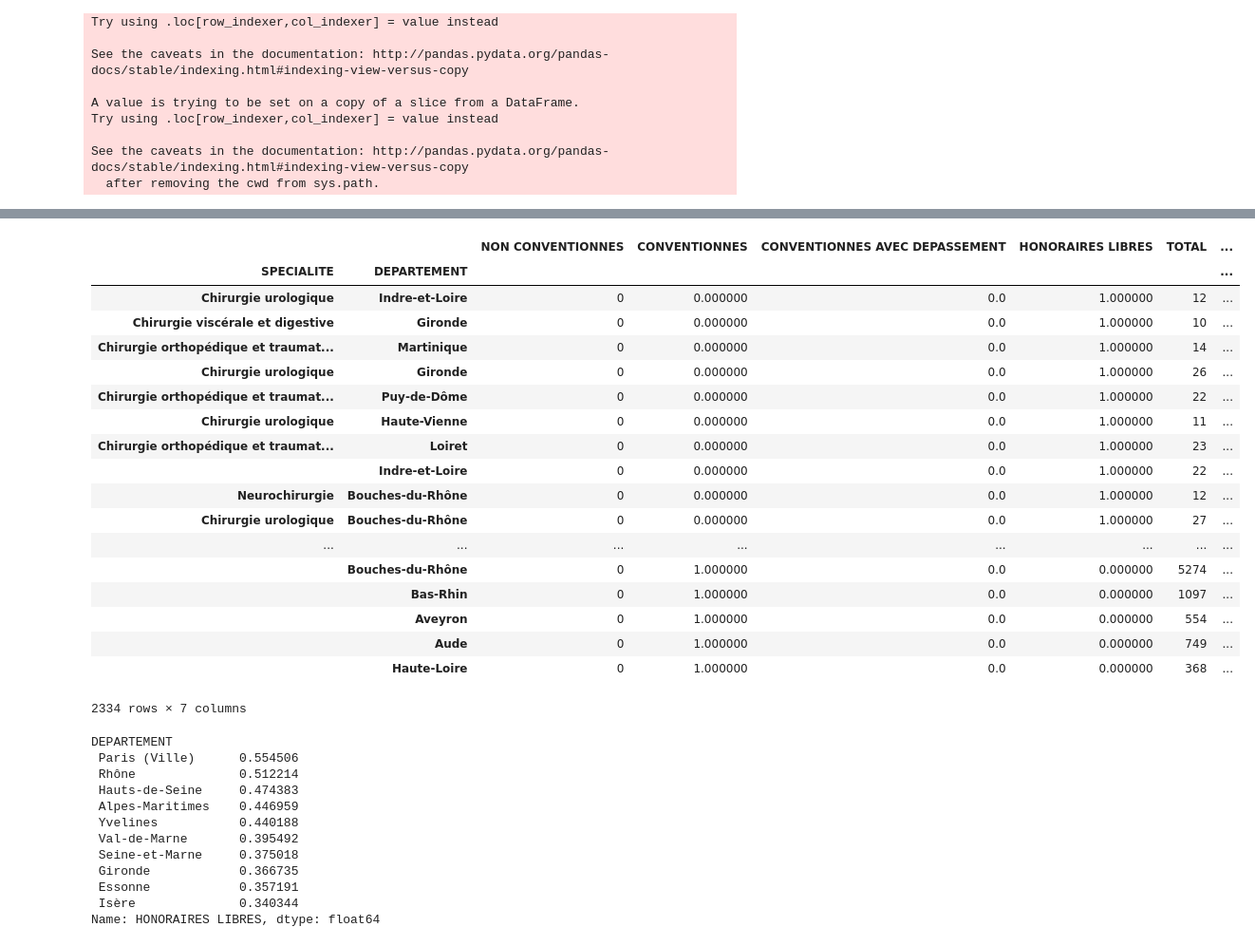
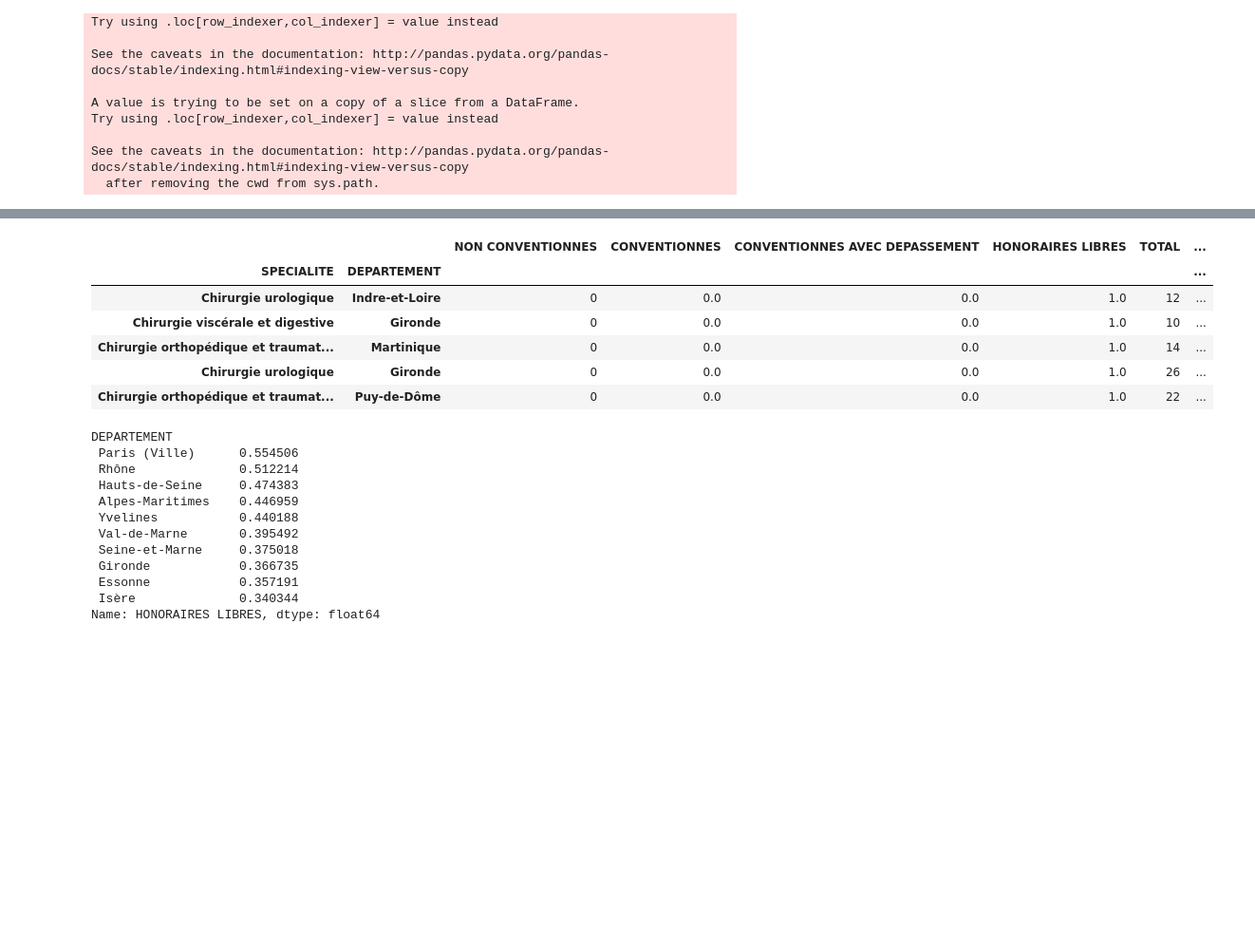
Before and after one commit to MS-BGD-2018-KIT-BIGDATA/Remi-Ferreira, a Jupyter notebook: Lesson5/Analyse_medecins.ipynb, the cells around one changed output, grey strips where cells are left out. Shown at 95% size. Cells and saved outputs as stored; diff of their text form; code cells hidden in the pictures; blank space fills up the shorter version.

```diff
--- a/Lesson5/Analyse_medecins.ipynb
+++ b/Lesson5/Analyse_medecins.ipynb
@@ -155,28 +131,16 @@ df2
 # %%
 # On juge que s'il y a moins de 10 médecins spécialisés dans un région
 # le ratio des conventionnésn'est pas représentatif
 df_tot_sup10 = df2.loc[df2["TOTAL"] >= 10].groupby(['SPECIALITE', 'DEPARTEMENT']).sum().sort_values(['HONORAIRES LIBRES'], ascending=0)
-df_tot_sup10
+df_tot_sup10.head()
 # %% [output]
 |  |  | NON CONVENTIONNES | CONVENTIONNES | CONVENTIONNES AVEC DEPASSEMENT | HONORAIRES LIBRES | TOTAL | ... |
 | SPECIALITE | DEPARTEMENT |  |  |  |  |  | ... |
-| Chirurgie urologique | Indre-et-Loire | 0 | 0.000000 | 0.0 | 1.000000 | 12 | ... |
-| Chirurgie viscérale et digestive | Gironde | 0 | 0.000000 | 0.0 | 1.000000 | 10 | ... |
-| Chirurgie orthopédique et traumat... | Martinique | 0 | 0.000000 | 0.0 | 1.000000 | 14 | ... |
-| Chirurgie urologique | Gironde | 0 | 0.000000 | 0.0 | 1.000000 | 26 | ... |
-| Chirurgie orthopédique et traumat... | Puy-de-Dôme | 0 | 0.000000 | 0.0 | 1.000000 | 22 | ... |
-| Chirurgie urologique | Haute-Vienne | 0 | 0.000000 | 0.0 | 1.000000 | 11 | ... |
-| Chirurgie orthopédique et traumat... | Loiret | 0 | 0.000000 | 0.0 | 1.000000 | 23 | ... |
-|  | Indre-et-Loire | 0 | 0.000000 | 0.0 | 1.000000 | 22 | ... |
-| Neurochirurgie | Bouches-du-Rhône | 0 | 0.000000 | 0.0 | 1.000000 | 12 | ... |
-| Chirurgie urologique | Bouches-du-Rhône | 0 | 0.000000 | 0.0 | 1.000000 | 27 | ... |
-| ... | ... | ... | ... | ... | ... | ... | ... |
-|  | Bouches-du-Rhône | 0 | 1.000000 | 0.0 | 0.000000 | 5274 | ... |
-|  | Bas-Rhin | 0 | 1.000000 | 0.0 | 0.000000 | 1097 | ... |
-|  | Aveyron | 0 | 1.000000 | 0.0 | 0.000000 | 554 | ... |
-|  | Aude | 0 | 1.000000 | 0.0 | 0.000000 | 749 | ... |
-|  | Haute-Loire | 0 | 1.000000 | 0.0 | 0.000000 | 368 | ... |
+| Chirurgie urologique | Indre-et-Loire | 0 | 0.0 | 0.0 | 1.0 | 12 | ... |
+| Chirurgie viscérale et digestive | Gironde | 0 | 0.0 | 0.0 | 1.0 | 10 | ... |
+| Chirurgie orthopédique et traumat... | Martinique | 0 | 0.0 | 0.0 | 1.0 | 14 | ... |
+| Chirurgie urologique | Gironde | 0 | 0.0 | 0.0 | 1.0 | 26 | ... |
+| Chirurgie orthopédique et traumat... | Puy-de-Dôme | 0 | 0.0 | 0.0 | 1.0 | 22 | ... |
-2334 rows × 7 columns
 # %%
 # Ratio des honoraires en moyenne par département:
 hon_moy_dpt = df_tot_sup10.groupby('DEPARTEMENT')['HONORAIRES LIBRES'].mean()
```
Also changed, not shown: parts of 14 cells of this notebook.
